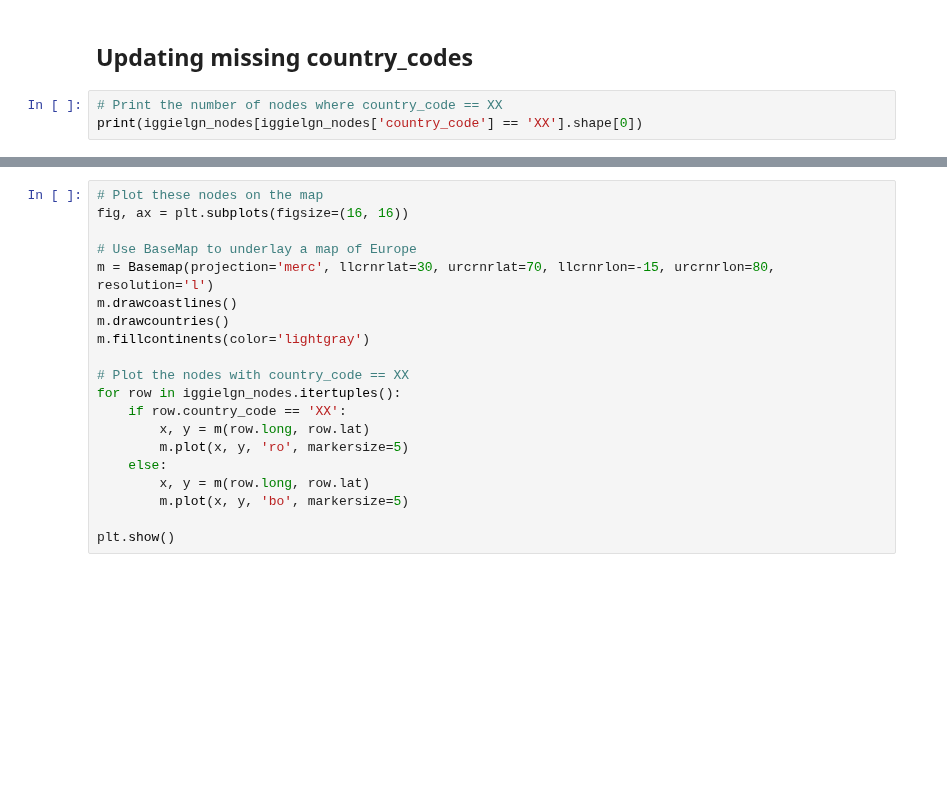
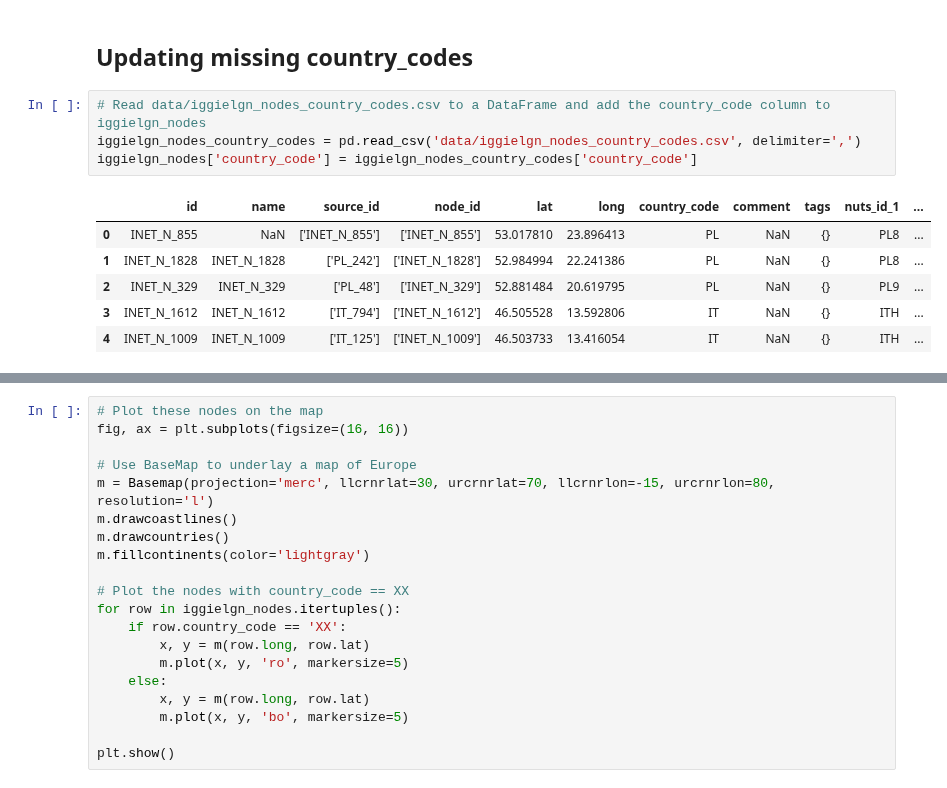
Before and after one commit to johanmasvie/iggielgn_topology_analysis, a Jupyter notebook: preprocessing_iggielgn.ipynb, the cells around one changed output, grey strips where cells are left out. Drawn from its saved outputs; the diff is of its cells as text; blank space fills up the shorter version.

Commit message:
fix missing country codes

```diff
--- a/preprocessing_iggielgn.ipynb
+++ b/preprocessing_iggielgn.ipynb
@@ -130,6 +130,14 @@ iggielgn_nodes = upp.split_column_to_multiple(iggielgn_nodes, 'method', 'method_
 #         iggielgn_nodes.loc[iggielgn_nodes['id'] == row.id, 'type'] = iggielgn_nodes.loc[iggielgn_nodes['id'] == row.id, 'type'] + ', borderpoint'
 # %% [markdown]
 ## Updating missing country_codes
-# %%
-# Print the number of nodes where country_code == XX
-print(iggielgn_nodes[iggielgn_nodes['country_code'] == 'XX'].shape[0])
+# %%
+# Read data/iggielgn_nodes_country_codes.csv to a DataFrame and add the country_code column to iggielgn_nodes
+iggielgn_nodes_country_codes = pd.read_csv('data/iggielgn_nodes_country_codes.csv', delimiter=',')
+iggielgn_nodes['country_code'] = iggielgn_nodes_country_codes['country_code']
+# %% [output]
+|  | id | name | source_id | node_id | lat | long | country_code | comment | tags | nuts_id_1 | ... |
+| 0 | INET_N_855 | NaN | ['INET_N_855'] | ['INET_N_855'] | 53.017810 | 23.896413 | PL | NaN | {} | PL8 | ... |
+| 1 | INET_N_1828 | INET_N_1828 | ['PL_242'] | ['INET_N_1828'] | 52.984994 | 22.241386 | PL | NaN | {} | PL8 | ... |
+| 2 | INET_N_329 | INET_N_329 | ['PL_48'] | ['INET_N_329'] | 52.881484 | 20.619795 | PL | NaN | {} | PL9 | ... |
+| 3 | INET_N_1612 | INET_N_1612 | ['IT_794'] | ['INET_N_1612'] | 46.505528 | 13.592806 | IT | NaN | {} | ITH | ... |
+| 4 | INET_N_1009 | INET_N_1009 | ['IT_125'] | ['INET_N_1009'] | 46.503733 | 13.416054 | IT | NaN | {} | ITH | ... |
```
Also changed, not shown: parts of 7 cells of this notebook, 32 other files.
